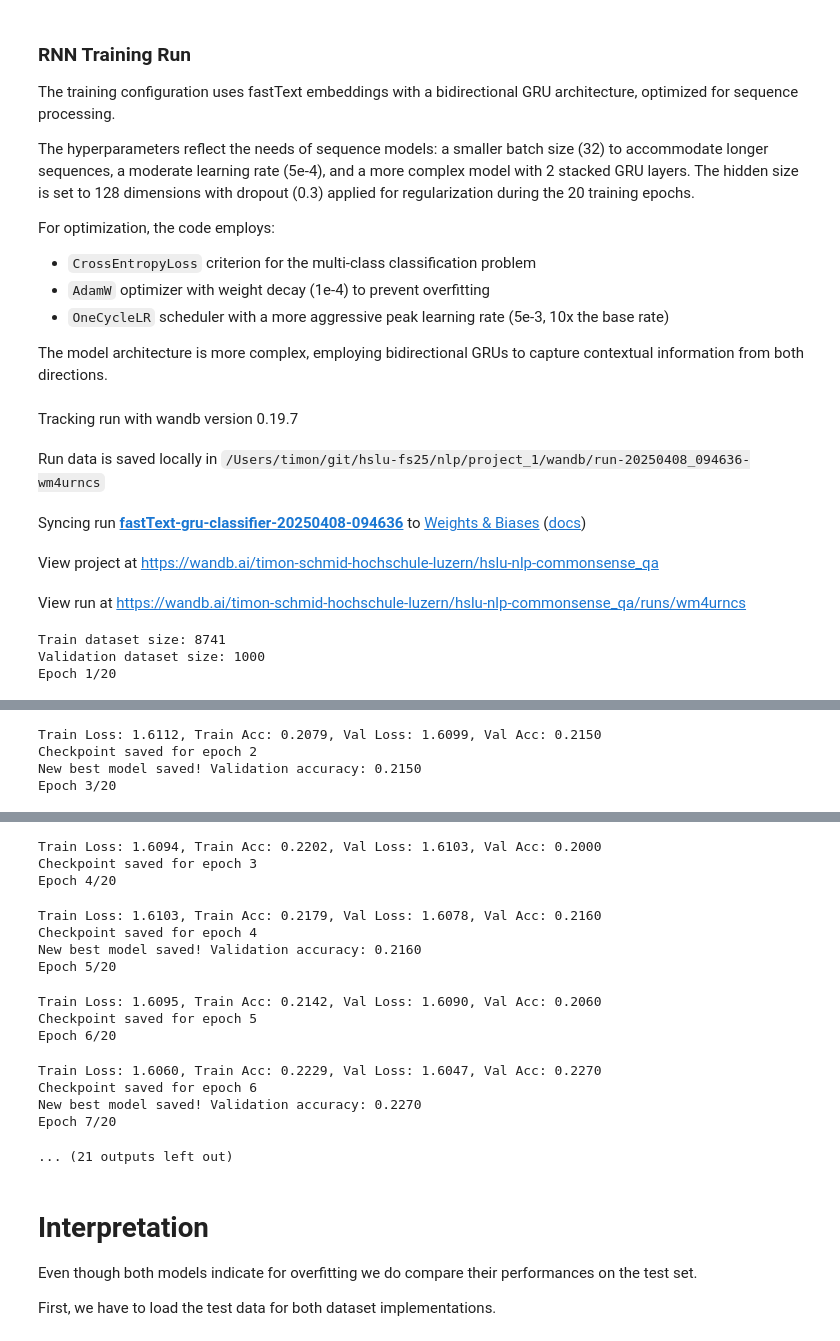
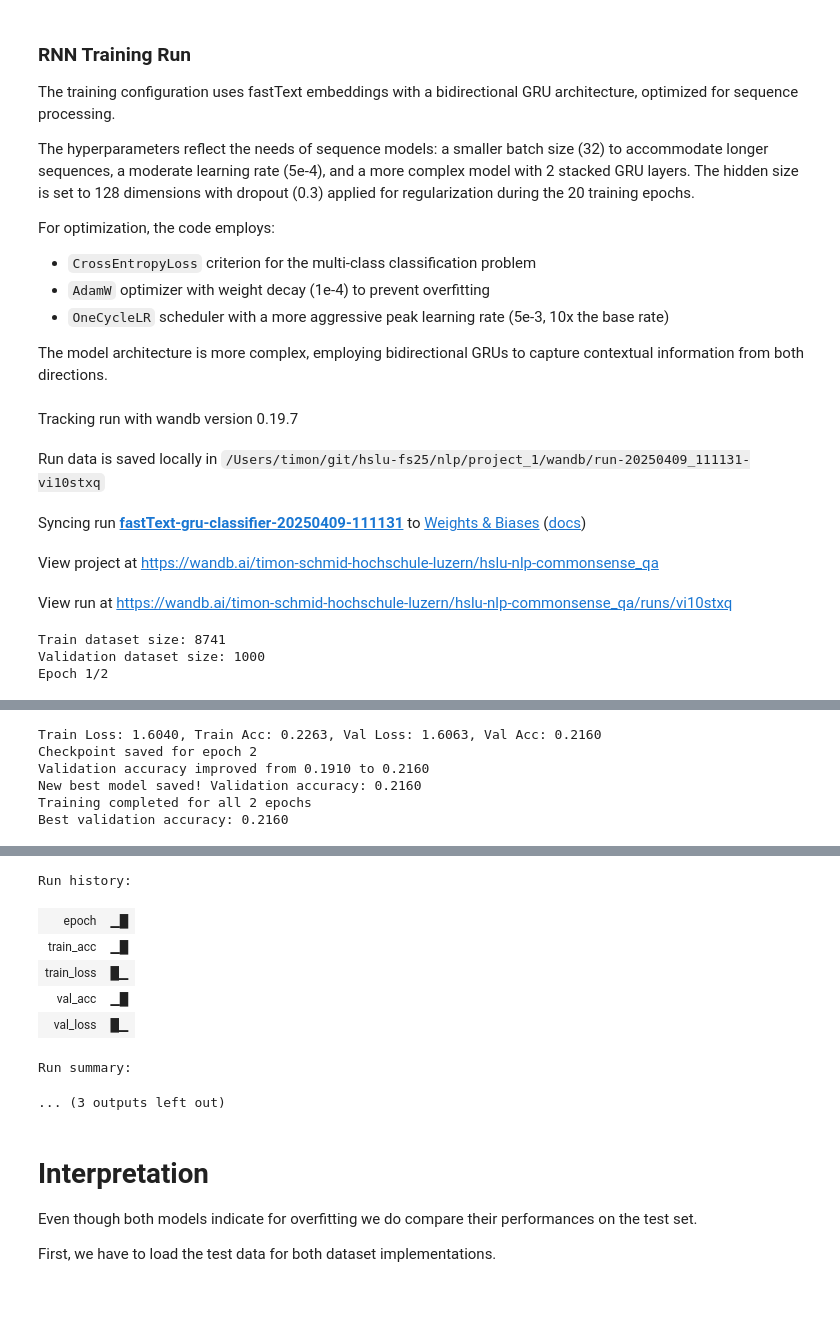
Before and after one commit to xXTime-OnXx/hslu-fs25, a Jupyter notebook: nlp/project_1/commonsense_qa.ipynb, the cells around one changed output, grey strips where cells are left out. Drawn from its saved outputs; the diff is of its cells as text; code cells hidden in the pictures; blank space fills up the shorter version.

Commit message:
update project 1 with new parameters

```diff
--- a/nlp/project_1/commonsense_qa.ipynb
+++ b/nlp/project_1/commonsense_qa.ipynb
@@ -748,14 +751,22 @@ The training procedure otherwise follows a similar pattern to the embedding clas
 
 Both functions maintain the same checkpoint saving strategy and Weights & Biases integration, but are tailored to work with the more complex data structures required by sequential models.
 # %%
-def train_rnn(model, train_loader, val_loader, criterion, optimizer, num_epochs, scheduler, model_name):
+def train_rnn(model, train_loader, val_loader, criterion, optimizer, num_epochs, scheduler, model_name, patience=5, min_delta=0.001):
     device = torch.device('mps' if torch.backends.mps.is_available() else 'cpu')
     model.to(device)
 
     best_val_acc = 0
     training_history = []
 
+    # Early stopping variables
+    counter = 0
+    early_stop = False
+
     for epoch in range(num_epochs):
+        if early_stop:
+            print(f"Early stopping triggered after {epoch} epochs")
+            break
+
         print(f"Epoch {epoch+1}/{num_epochs}")
 
         # Train for one epoch
@@ -832,9 +843,13 @@ def train_rnn(model, train_loader, val_loader, criterion, optimizer, num_epochs,
         torch.save(checkpoint, f'checkpoints/rnn_epoch_{epoch+1}.pt')
         print(f"Checkpoint saved for epoch {epoch+1}")
 
-        # Save the best model
-        if val_acc > best_val_acc:
+        # Save the best model and check for early stopping
+        if val_acc > best_val_acc + min_delta:
+            print(f"Validation accuracy improved from {best_val_acc:.4f} to {val_acc:.4f}")
             best_val_acc = val_acc
+            counter = 0  # Reset counter
+
+            # Save best model
             torch.save({
                 'epoch': epoch + 1,
                 'model_state_dict': model.state_dict(),
@@ -846,6 +861,17 @@ def train_rnn(model, train_loader, val_loader, criterion, optimizer, num_epochs,
                 'best_val_acc': best_val_acc
             }, f'checkpoints/best_{model_name}_model.pt')
             print(f"New best model saved! Validation accuracy: {val_acc:.4f}")
+        else:
+            counter += 1
+            print(f"Validation accuracy did not improve. Counter: {counter}/{patience}")
+
+            # Check if early stopping criteria is met
+            if counter >= patience:
+                print(f"Early stopping triggered. Best validation accuracy: {best_val_acc:.4f}")
+                early_stop = True
+
+    if not early_stop:
+        print(f"Training completed for all {num_epochs} epochs")
 
     return training_history, best_val_acc
 
@@ -897,11 +923,11 @@ The model architecture is more complex, employing bidirectional GRUs to capture
 embedding_type = "fastText"
 rnn_type = "gru"
 learning_rate = 5e-4
-batch_size = 32
-num_epochs = 20
+batch_size = 256
+num_epochs = 2
 hidden_size = 128
 num_layers = 2
-dropout_rate = 0.3
+dropout_rate = 0.2
 model_name = 'fastText-gru-classifier'
 run_name = f'{model_name}-{time.strftime("%Y%m%d-%H%M%S")}'
 
@@ -966,10 +992,10 @@ print(f"Best validation accuracy: {best_val_acc:.4f}")
 wandb.finish()
 # %% [output]
 Tracking run with wandb version 0.19.7
-Run data is saved locally in /Users/timon/git/hslu-fs25/nlp/project_1/wandb/run-20250408_094636-wm4urncs
+Run data is saved locally in /Users/timon/git/hslu-fs25/nlp/project_1/wandb/run-20250409_111131-vi10stxq
-Syncing run fastText-gru-classifier-20250408-094636 to Weights & Biases (docs)
+Syncing run fastText-gru-classifier-20250409-111131 to Weights & Biases (docs)
 View project at https://wandb.ai/timon-schmid-hochschule-luzern/hslu-nlp-commonsense_qa
-View run at https://wandb.ai/timon-schmid-hochschule-luzern/hslu-nlp-commonsense_qa/runs/wm4urncs
+View run at https://wandb.ai/timon-schmid-hochschule-luzern/hslu-nlp-commonsense_qa/runs/vi10stxq
 Train dataset size: 8741
 Validation dataset size: 1000
-Epoch 1/20
+Epoch 1/2
@@ -980,4 +1007,6 @@ Epoch 2/20
-Train Loss: 1.6112, Train Acc: 0.2079, Val Loss: 1.6099, Val Acc: 0.2150
+Train Loss: 1.6040, Train Acc: 0.2263, Val Loss: 1.6063, Val Acc: 0.2160
 Checkpoint saved for epoch 2
-New best model saved! Validation accuracy: 0.2150
-Epoch 3/20
+Validation accuracy improved from 0.1910 to 0.2160
+New best model saved! Validation accuracy: 0.2160
+Training completed for all 2 epochs
+Best validation accuracy: 0.2160
@@ -984,18 +1014,11 @@ Epoch 3/20
-Train Loss: 1.6094, Train Acc: 0.2202, Val Loss: 1.6103, Val Acc: 0.2000
-Checkpoint saved for epoch 3
-Epoch 4/20
+Run history:
+| epoch | ▁█ |
+| train_acc | ▁█ |
+| train_loss | █▁ |
+| val_acc | ▁█ |
+| val_loss | █▁ |
-Train Loss: 1.6103, Train Acc: 0.2179, Val Loss: 1.6078, Val Acc: 0.2160
-Checkpoint saved for epoch 4
-New best model saved! Validation accuracy: 0.2160
-Epoch 5/20
+Run summary:
-Train Loss: 1.6095, Train Acc: 0.2142, Val Loss: 1.6090, Val Acc: 0.2060
-Checkpoint saved for epoch 5
-Epoch 6/20
+... (3 outputs left out)
-Train Loss: 1.6060, Train Acc: 0.2229, Val Loss: 1.6047, Val Acc: 0.2270
-Checkpoint saved for epoch 6
-New best model saved! Validation accuracy: 0.2270
-Epoch 7/20
-... (21 outputs left out)
 # %% [markdown]
 # Interpretation
 
```
Also changed, not shown: parts of 8 cells of this notebook.
